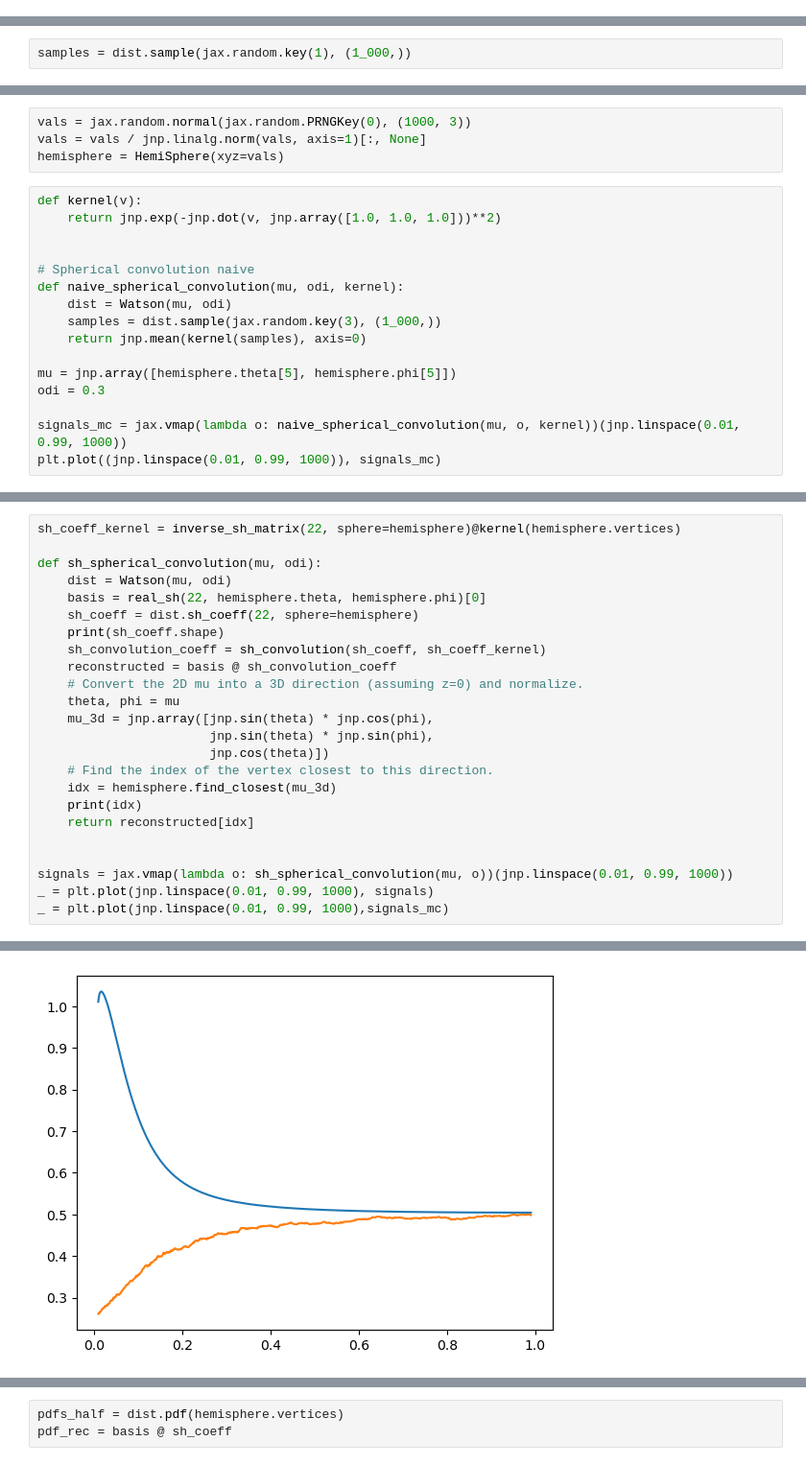
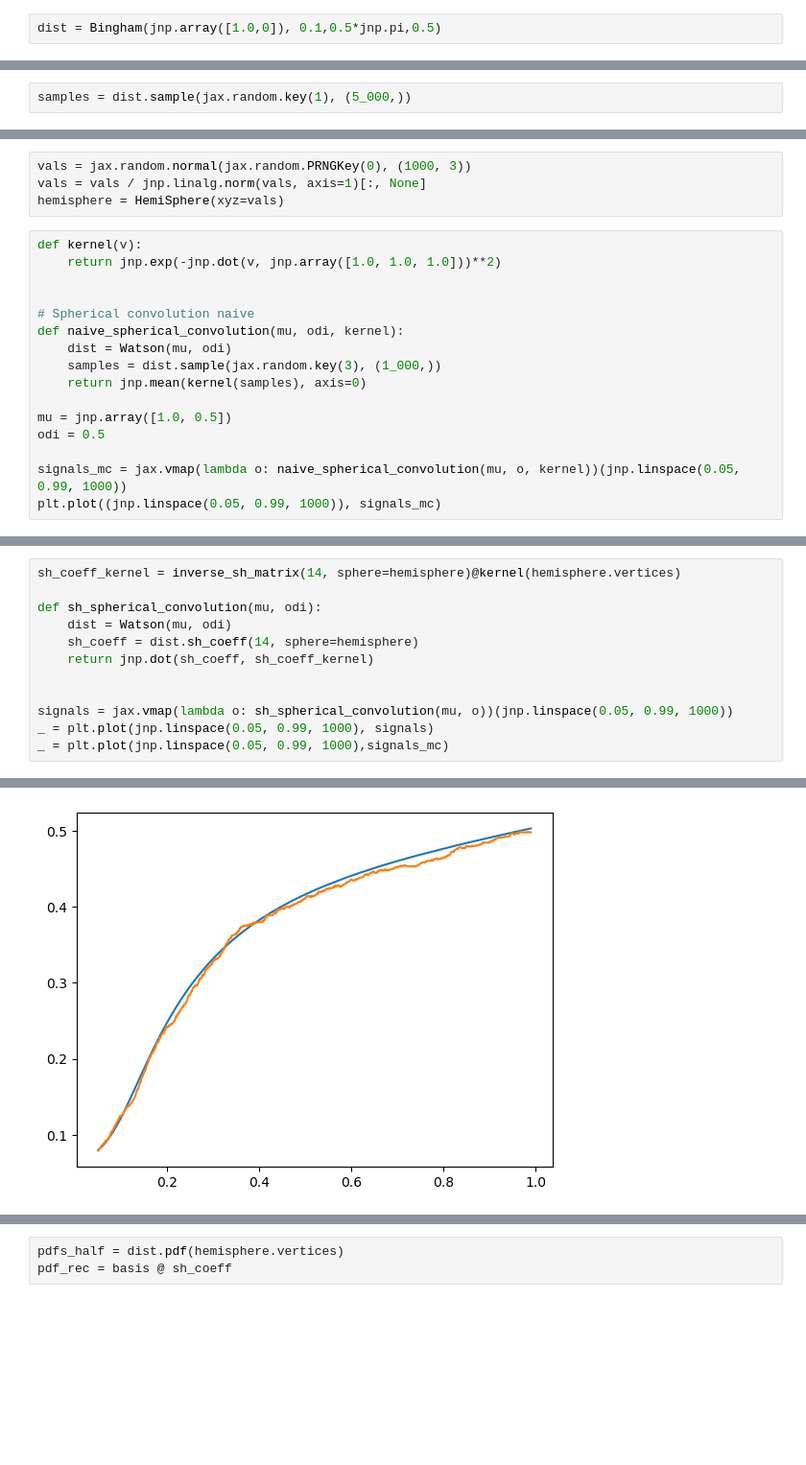
Before and after one commit to mackelab/dmri, a Jupyter notebook: notebooks/global_simulator/spherical_distributions.ipynb, the cells around one changed output, grey strips where cells are left out. Shown at 96% size. Cells and saved outputs as stored; diff of their text form; blank space fills up the shorter version.

Commit message:
New simulators based on spherical convolution

```diff
--- a/notebooks/global_simulator/spherical_distributions.ipynb
+++ b/notebooks/global_simulator/spherical_distributions.ipynb
@@ -9,0 +10,2 @@ dist = Watson(jnp.array([1.0,0.0]), 0.01)
+# %%
+dist = Bingham(jnp.array([1.0,0]), 0.1,0.5*jnp.pi,0.5)
@@ -12,5 +32,5 @@ pdfs = dist.pdf(sphere.vertices)
 # %%
-samples = dist.sample(jax.random.key(1), (1_000,))
+samples = dist.sample(jax.random.key(1), (5_000,))
 # %%
 samples.shape
 # %% [output]
@@ -87,10 +82,10 @@ def naive_spherical_convolution(mu, odi, kernel):
     samples = dist.sample(jax.random.key(3), (1_000,))
     return jnp.mean(kernel(samples), axis=0)
 
-mu = jnp.array([hemisphere.theta[5], hemisphere.phi[5]])
-odi = 0.3
+mu = jnp.array([1.0, 0.5])
+odi = 0.5
 
-signals_mc = jax.vmap(lambda o: naive_spherical_convolution(mu, o, kernel))(jnp.linspace(0.01, 0.99, 1000))
-plt.plot((jnp.linspace(0.01, 0.99, 1000)), signals_mc)
+signals_mc = jax.vmap(lambda o: naive_spherical_convolution(mu, o, kernel))(jnp.linspace(0.05, 0.99, 1000))
+plt.plot((jnp.linspace(0.05, 0.99, 1000)), signals_mc)
 # %% [output]
 [<matplotlib.lines.Line2D at 0x...>]
@@ -98,25 +93,13 @@ plt.plot((jnp.linspace(0.01, 0.99, 1000)), signals_mc)
 # %%
-sh_coeff_kernel = inverse_sh_matrix(22, sphere=hemisphere)@kernel(hemisphere.vertices)
+sh_coeff_kernel = inverse_sh_matrix(14, sphere=hemisphere)@kernel(hemisphere.vertices)
 
 def sh_spherical_convolution(mu, odi):
     dist = Watson(mu, odi)
-    basis = real_sh(22, hemisphere.theta, hemisphere.phi)[0]
-    sh_coeff = dist.sh_coeff(22, sphere=hemisphere)
-    print(sh_coeff.shape)
-    sh_convolution_coeff = sh_convolution(sh_coeff, sh_coeff_kernel)
-    reconstructed = basis @ sh_convolution_coeff
-    # Convert the 2D mu into a 3D direction (assuming z=0) and normalize.
-    theta, phi = mu
-    mu_3d = jnp.array([jnp.sin(theta) * jnp.cos(phi),
-                       jnp.sin(theta) * jnp.sin(phi),
-                       jnp.cos(theta)])
-    # Find the index of the vertex closest to this direction.
-    idx = hemisphere.find_closest(mu_3d)
-    print(idx)
-    return reconstructed[idx]
+    sh_coeff = dist.sh_coeff(14, sphere=hemisphere)
+    return jnp.dot(sh_coeff, sh_coeff_kernel)
 
 
-signals = jax.vmap(lambda o: sh_spherical_convolution(mu, o))(jnp.linspace(0.01, 0.99, 1000))
-_ = plt.plot(jnp.linspace(0.01, 0.99, 1000), signals)
-_ = plt.plot(jnp.linspace(0.01, 0.99, 1000),signals_mc)
+signals = jax.vmap(lambda o: sh_spherical_convolution(mu, o))(jnp.linspace(0.05, 0.99, 1000))
+_ = plt.plot(jnp.linspace(0.05, 0.99, 1000), signals)
+_ = plt.plot(jnp.linspace(0.05, 0.99, 1000),signals_mc)
 # %% [output]
@@ -125 +106 @@ _ = plt.plot(jnp.linspace(0.01, 0.99, 1000),signals_mc)
-[figure, old version]
+[figure, new version]
```
Also changed, not shown: parts of 34 cells of this notebook, 18 other files.
